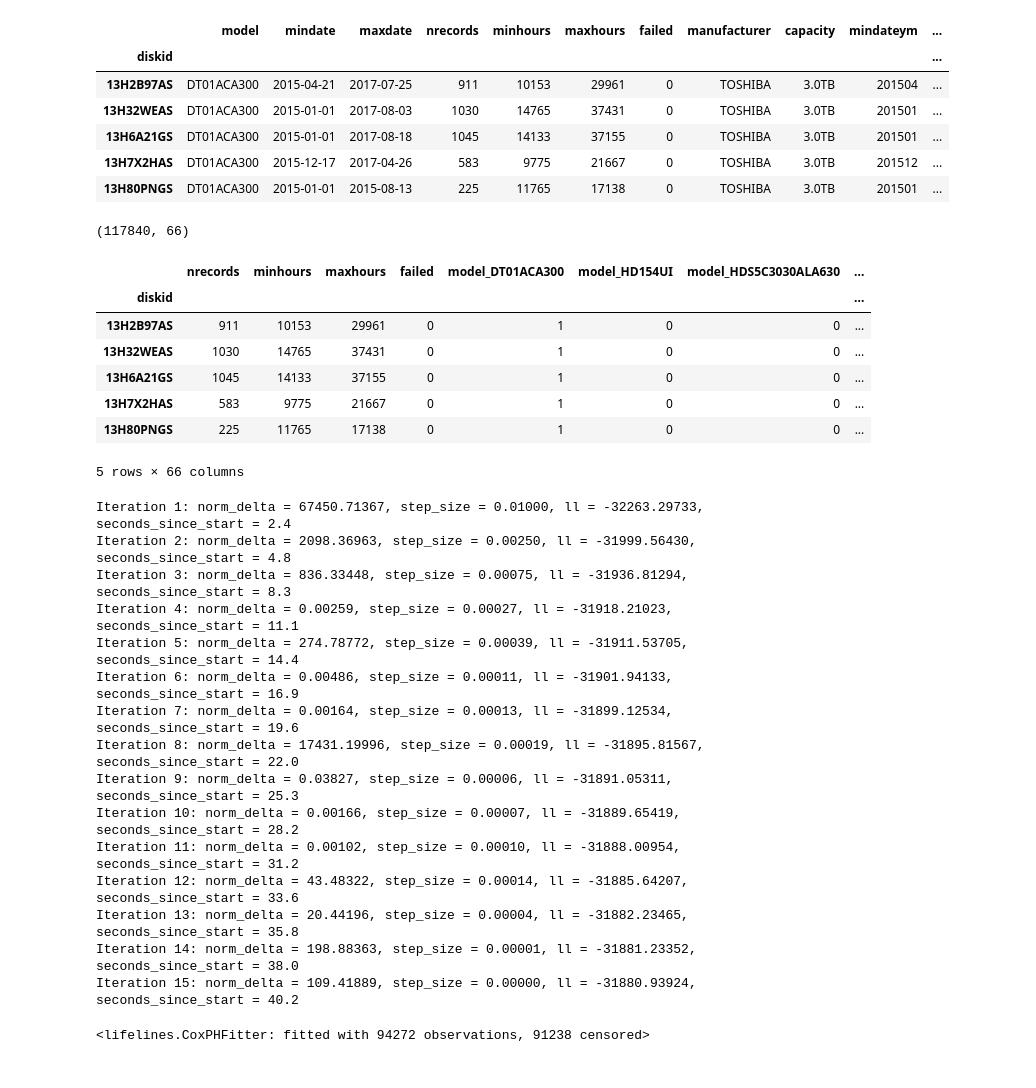
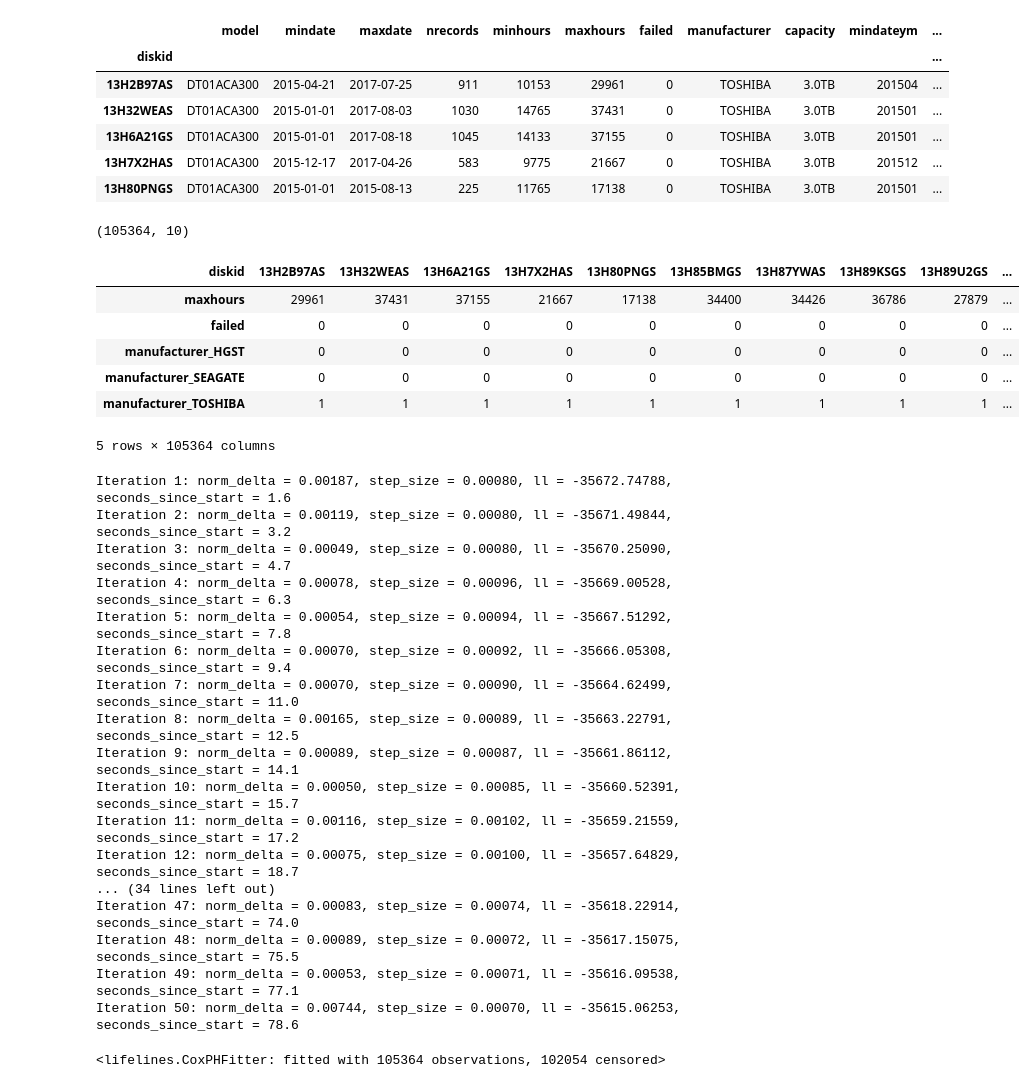
Before and after one commit to Nchlt/survival-project, a Jupyter notebook: notebook/Blackblaze_L2.ipynb, the cells around one changed output. Drawn from its saved outputs; the diff is of its cells as text; code cells hidden in the pictures.

```diff
--- a/notebook/Blackblaze_L2.ipynb
+++ b/notebook/Blackblaze_L2.ipynb
@@ -26,7 +28,8 @@ plt.rcParams['figure.figsize'] = 10, 6
 
 np.random.seed(0)
 # %%
-df = pd.read_csv('../data/15_16_17/drive_survival_prepared.csv'
+# Loading the data
+df = pd.read_csv('../data/drive_survival_prepared_2.csv'
                  ,index_col='diskid', parse_dates=['mindate','maxdate'])
 df.head()
 # %% [output]
@@ -38,17 +41,20 @@ df.head()
 | 13H7X2HAS | DT01ACA300 | 2015-12-17 | 2017-04-26 | 583 | 9775 | 21667 | 0 | TOSHIBA | 3.0TB | 201512 | ... |
 | 13H80PNGS | DT01ACA300 | 2015-01-01 | 2015-08-13 | 225 | 11765 | 17138 | 0 | TOSHIBA | 3.0TB | 201501 | ... |
 # %%
-cox_data = df[['model', 'manufacturer', 'nrecords', 'minhours', 'maxhours', 'failed']]
-cox_data = pd.get_dummies(cox_data, columns=['model', 'manufacturer'])
+# Choose the features from the data to take into account
+features = ['manufacturer','capacity','maxhours','failed']
+cox_data = df[features]
+# Transform the categorical features into boolean encoding
+cox_data = pd.get_dummies(cox_data, columns=['manufacturer', 'capacity'])
+
 print(cox_data.shape)
-cox_data.head()
+cox_data.T.head()
 # %% [output]
-(117840, 66)
+(105364, 10)
-|  | nrecords | minhours | maxhours | failed | model_DT01ACA300 | model_HD154UI | model_HDS5C3030ALA630 | ... |
-| diskid |  |  |  |  |  |  |  | ... |
-| 13H2B97AS | 911 | 10153 | 29961 | 0 | 1 | 0 | 0 | ... |
-| 13H32WEAS | 1030 | 14765 | 37431 | 0 | 1 | 0 | 0 | ... |
-| 13H6A21GS | 1045 | 14133 | 37155 | 0 | 1 | 0 | 0 | ... |
-| 13H7X2HAS | 583 | 9775 | 21667 | 0 | 1 | 0 | 0 | ... |
-| 13H80PNGS | 225 | 11765 | 17138 | 0 | 1 | 0 | 0 | ... |
+| diskid | 13H2B97AS | 13H32WEAS | 13H6A21GS | 13H7X2HAS | 13H80PNGS | 13H85BMGS | 13H87YWAS | 13H89KSGS | 13H89U2GS | ... |
+| maxhours | 29961 | 37431 | 37155 | 21667 | 17138 | 34400 | 34426 | 36786 | 27879 | ... |
+| failed | 0 | 0 | 0 | 0 | 0 | 0 | 0 | 0 | 0 | ... |
+| manufacturer_HGST | 0 | 0 | 0 | 0 | 0 | 0 | 0 | 0 | 0 | ... |
+| manufacturer_SEAGATE | 0 | 0 | 0 | 0 | 0 | 0 | 0 | 0 | 0 | ... |
+| manufacturer_TOSHIBA | 1 | 1 | 1 | 1 | 1 | 1 | 1 | 1 | 1 | ... |
-5 rows × 66 columns
+5 rows × 105364 columns
@@ -57,23 +65,26 @@ cox_tr, cox_va = train_test_split(cox_data, test_size=0.2, random_state=15125)
 # %%
 cox = CoxPHFitter()
-cox.fit(cox_tr, duration_col='maxhours', event_col='failed', show_progress=True, step_size=0.01)
+# You might need to adjust the step_size
+cox.fit(cox_data, duration_col='maxhours', event_col='failed', show_progress=True, step_size=0.0008)
 # %% [output]
-Iteration 1: norm_delta = 67450.71367, step_size = 0.01000, ll = -32263.29733, seconds_since_start = 2.4
-Iteration 2: norm_delta = 2098.36963, step_size = 0.00250, ll = -31999.56430, seconds_since_start = 4.8
-Iteration 3: norm_delta = 836.33448, step_size = 0.00075, ll = -31936.81294, seconds_since_start = 8.3
-Iteration 4: norm_delta = 0.00259, step_size = 0.00027, ll = -31918.21023, seconds_since_start = 11.1
-Iteration 5: norm_delta = 274.78772, step_size = 0.00039, ll = -31911.53705, seconds_since_start = 14.4
-Iteration 6: norm_delta = 0.00486, step_size = 0.00011, ll = -31901.94133, seconds_since_start = 16.9
-Iteration 7: norm_delta = 0.00164, step_size = 0.00013, ll = -31899.12534, seconds_since_start = 19.6
-Iteration 8: norm_delta = 17431.19996, step_size = 0.00019, ll = -31895.81567, seconds_since_start = 22.0
-Iteration 9: norm_delta = 0.03827, step_size = 0.00006, ll = -31891.05311, seconds_since_start = 25.3
-Iteration 10: norm_delta = 0.00166, step_size = 0.00007, ll = -31889.65419, seconds_since_start = 28.2
-Iteration 11: norm_delta = 0.00102, step_size = 0.00010, ll = -31888.00954, seconds_since_start = 31.2
-Iteration 12: norm_delta = 43.48322, step_size = 0.00014, ll = -31885.64207, seconds_since_start = 33.6
-Iteration 13: norm_delta = 20.44196, step_size = 0.00004, ll = -31882.23465, seconds_since_start = 35.8
-Iteration 14: norm_delta = 198.88363, step_size = 0.00001, ll = -31881.23352, seconds_since_start = 38.0
-Iteration 15: norm_delta = 109.41889, step_size = 0.00000, ll = -31880.93924, seconds_since_start = 40.2
+Iteration 1: norm_delta = 0.00187, step_size = 0.00080, ll = -35672.74788, seconds_since_start = 1.6
+Iteration 2: norm_delta = 0.00119, step_size = 0.00080, ll = -35671.49844, seconds_since_start = 3.2
+Iteration 3: norm_delta = 0.00049, step_size = 0.00080, ll = -35670.25090, seconds_since_start = 4.7
+Iteration 4: norm_delta = 0.00078, step_size = 0.00096, ll = -35669.00528, seconds_since_start = 6.3
+Iteration 5: norm_delta = 0.00054, step_size = 0.00094, ll = -35667.51292, seconds_since_start = 7.8
+Iteration 6: norm_delta = 0.00070, step_size = 0.00092, ll = -35666.05308, seconds_since_start = 9.4
+Iteration 7: norm_delta = 0.00070, step_size = 0.00090, ll = -35664.62499, seconds_since_start = 11.0
+Iteration 8: norm_delta = 0.00165, step_size = 0.00089, ll = -35663.22791, seconds_since_start = 12.5
+Iteration 9: norm_delta = 0.00089, step_size = 0.00087, ll = -35661.86112, seconds_since_start = 14.1
+Iteration 10: norm_delta = 0.00050, step_size = 0.00085, ll = -35660.52391, seconds_since_start = 15.7
+Iteration 11: norm_delta = 0.00116, step_size = 0.00102, ll = -35659.21559, seconds_since_start = 17.2
+Iteration 12: norm_delta = 0.00075, step_size = 0.00100, ll = -35657.64829, seconds_since_start = 18.7
+... (34 lines left out)
+Iteration 47: norm_delta = 0.00083, step_size = 0.00074, ll = -35618.22914, seconds_since_start = 74.0
+Iteration 48: norm_delta = 0.00089, step_size = 0.00072, ll = -35617.15075, seconds_since_start = 75.5
+Iteration 49: norm_delta = 0.00053, step_size = 0.00071, ll = -35616.09538, seconds_since_start = 77.1
+Iteration 50: norm_delta = 0.00744, step_size = 0.00070, ll = -35615.06253, seconds_since_start = 78.6
-<lifelines.CoxPHFitter: fitted with 94272 observations, 91238 censored>
+<lifelines.CoxPHFitter: fitted with 105364 observations, 102054 censored>
 # %%
 cox.print_summary()
 # %% [output]
```
Also changed, not shown: parts of 8 cells of this notebook.
